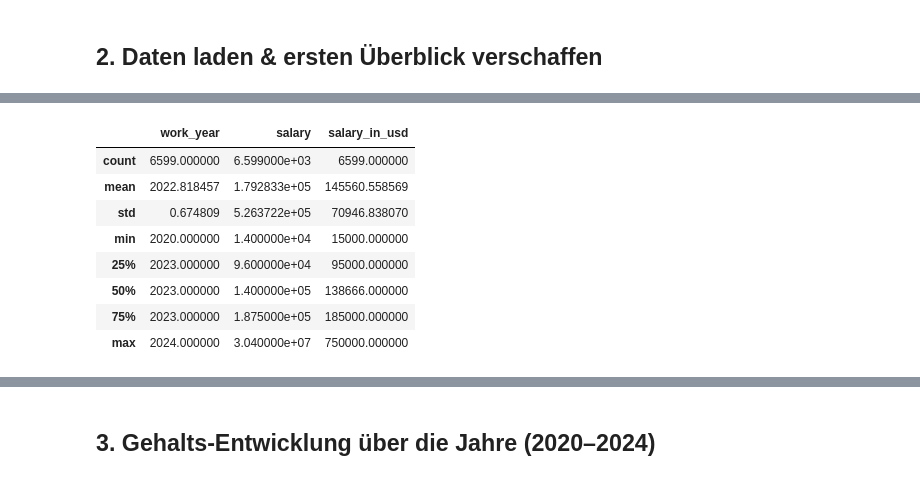
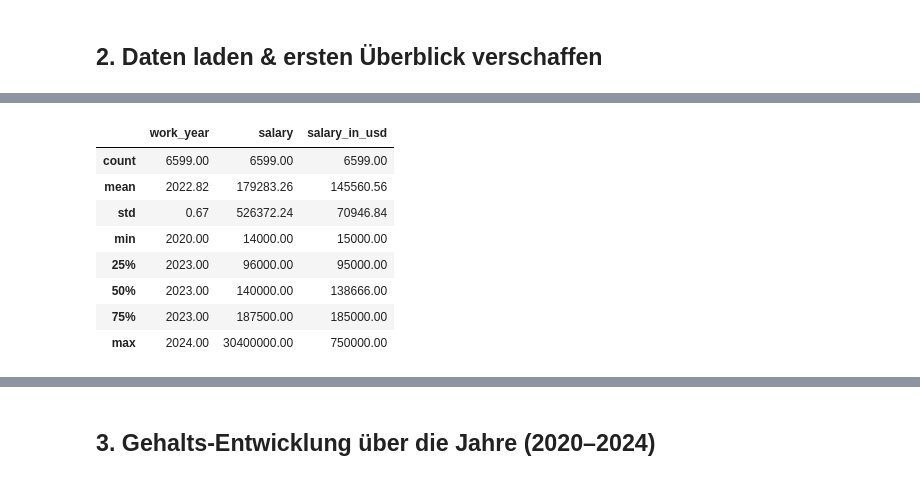
Before and after one commit to soribge/ds-salaries-eda, a Jupyter notebook: notebooks/analysis.ipynb, the cells around one changed output, grey strips where cells are left out. Saved outputs shown, nothing was run; the diff lists cells and outputs as text; code cells hidden in the pictures.

```diff
--- a/notebooks/analysis.ipynb
+++ b/notebooks/analysis.ipynb
@@ -55,14 +73,14 @@ Data columns (total 11 columns):
 dtypes: int64(3), str(8)
 memory usage: 567.2 KB
 # %%
-df.describe()
+df.describe().round(2)
 # %% [output]
 |  | work_year | salary | salary_in_usd |
-| count | 6599.000000 | 6.599000e+03 | 6599.000000 |
-| mean | 2022.818457 | 1.792833e+05 | 145560.558569 |
-| std | 0.674809 | 5.263722e+05 | 70946.838070 |
-| min | 2020.000000 | 1.400000e+04 | 15000.000000 |
-| 25% | 2023.000000 | 9.600000e+04 | 95000.000000 |
-| 50% | 2023.000000 | 1.400000e+05 | 138666.000000 |
-| 75% | 2023.000000 | 1.875000e+05 | 185000.000000 |
-| max | 2024.000000 | 3.040000e+07 | 750000.000000 |
+| count | 6599.00 | 6599.00 | 6599.00 |
+| mean | 2022.82 | 179283.26 | 145560.56 |
+| std | 0.67 | 526372.24 | 70946.84 |
+| min | 2020.00 | 14000.00 | 15000.00 |
+| 25% | 2023.00 | 96000.00 | 95000.00 |
+| 50% | 2023.00 | 140000.00 | 138666.00 |
+| 75% | 2023.00 | 187500.00 | 185000.00 |
+| max | 2024.00 | 30400000.00 | 750000.00 |
```
Also changed, not shown: parts of 4 cells of this notebook.
